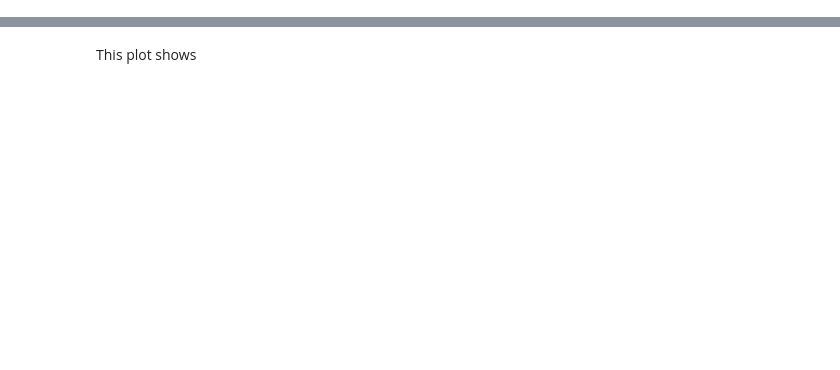
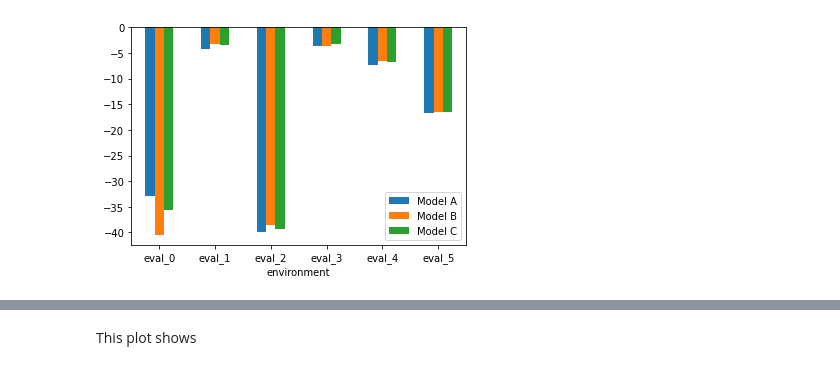
Before and after one commit to DankiLiu/DL4Robotics, a Jupyter notebook: Danki_Tobias/evaluation/plot_statistics.ipynb, the cells around one changed output, grey strips where cells are left out. Cells and saved outputs as stored; diff of their text form; code cells hidden in the pictures; blank space fills up the shorter version.

```diff
--- a/Danki_Tobias/evaluation/plot_statistics.ipynb
+++ b/Danki_Tobias/evaluation/plot_statistics.ipynb
@@ -36,0 +72,8 @@ all_rewards = read_all_rewards()
+# %%
+evaluation_rewards = data.loc[:, evaluation_names]
+evaluation_rewards = evaluation_rewards.swaplevel(i=0, j=1, )
+
+evaluation_rewards.unstack().plot(kind='bar', rot=0)
+plt.savefig("../results/CompareModelsTestNonCripple.png")
+# %% [output]
+[figure, added]
```
Also changed, not shown: parts of 12 cells of this notebook, 9 other files.
